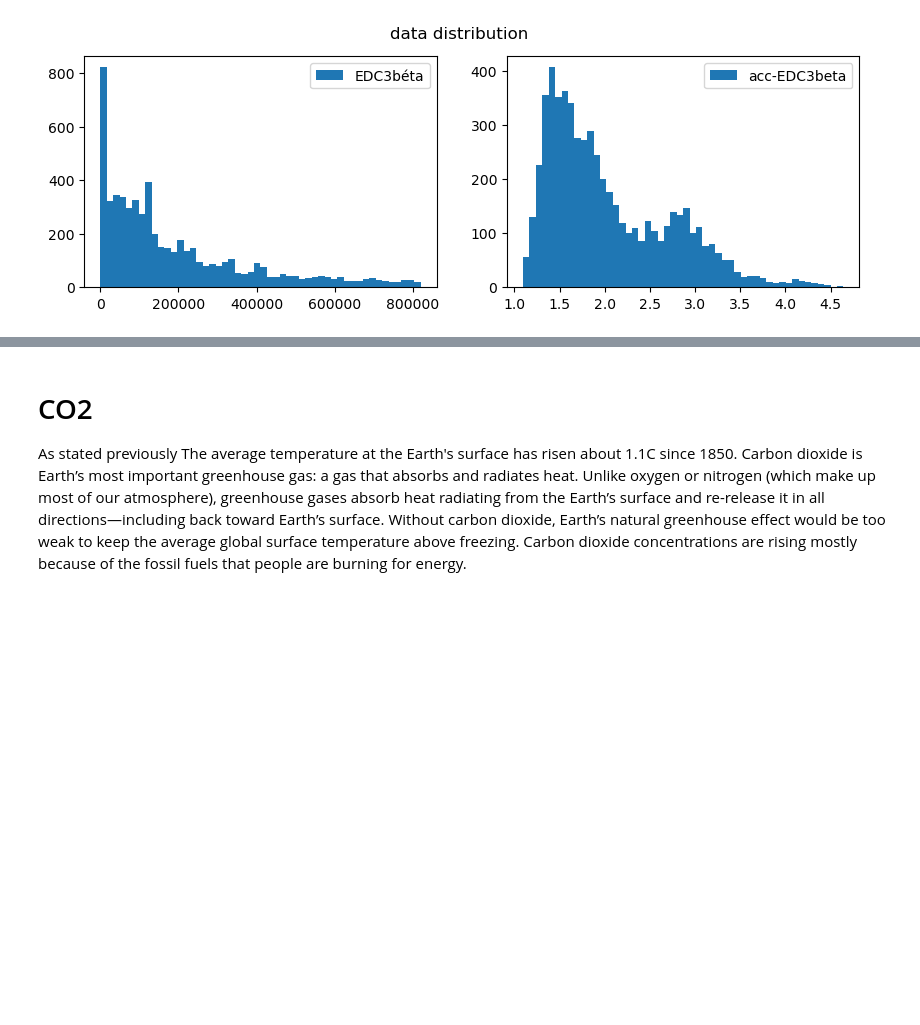
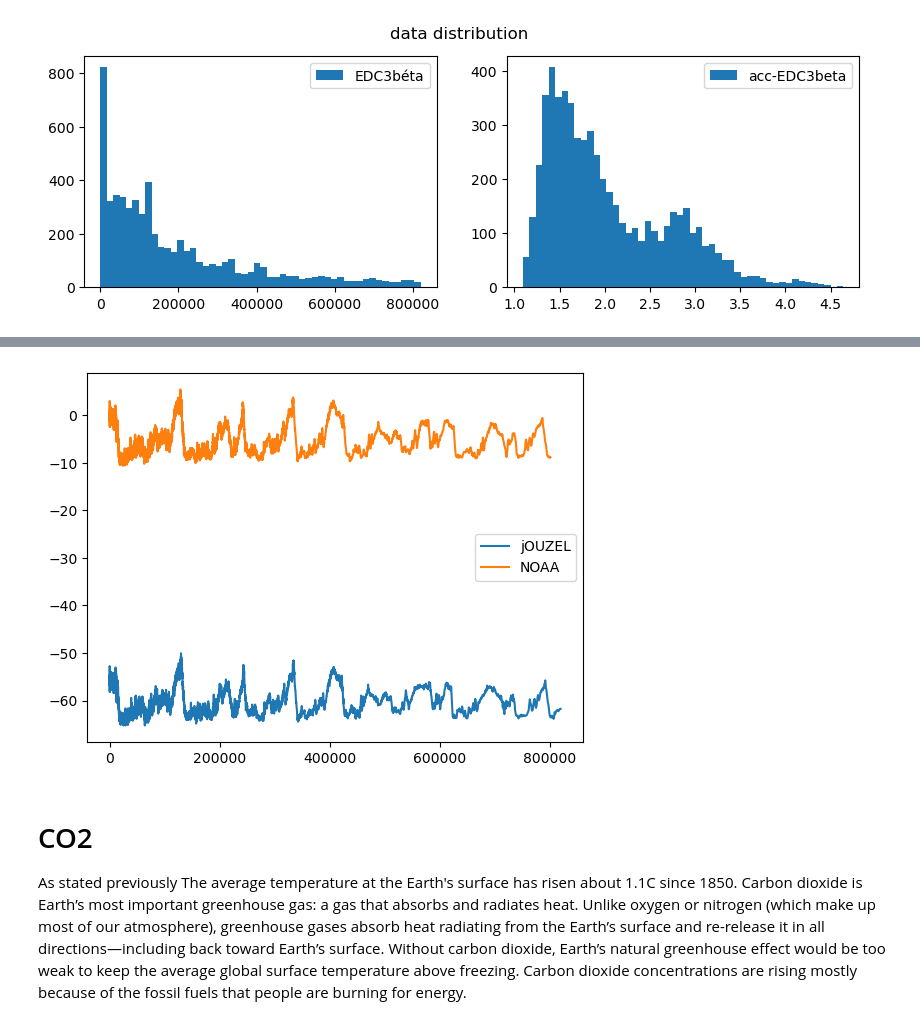
Before and after one commit to keithmmc/pda2, a Jupyter notebook: project2.ipynb, the cells around one changed output, grey strips where cells are left out. Saved outputs shown, nothing was run; the diff lists cells and outputs as text; code cells hidden in the pictures; blank space fills up the shorter version.

```diff
--- a/project2.ipynb
+++ b/project2.ipynb
@@ -51,3 +72,10 @@ plt.show()
+# %%
+plt.plot(jouzel['EDC3béta'],jouzel['celsius'], label = 'jOUZEL')
+plt.plot(noaa['Age'],noaa['Temperature'], label = 'NOAA')
+plt.legend()
+plt.show()
+# %% [output]
+[figure, added]
 # %% [markdown]
 # CO2
 
```
Also changed, not shown: parts of 17 cells of this notebook.
